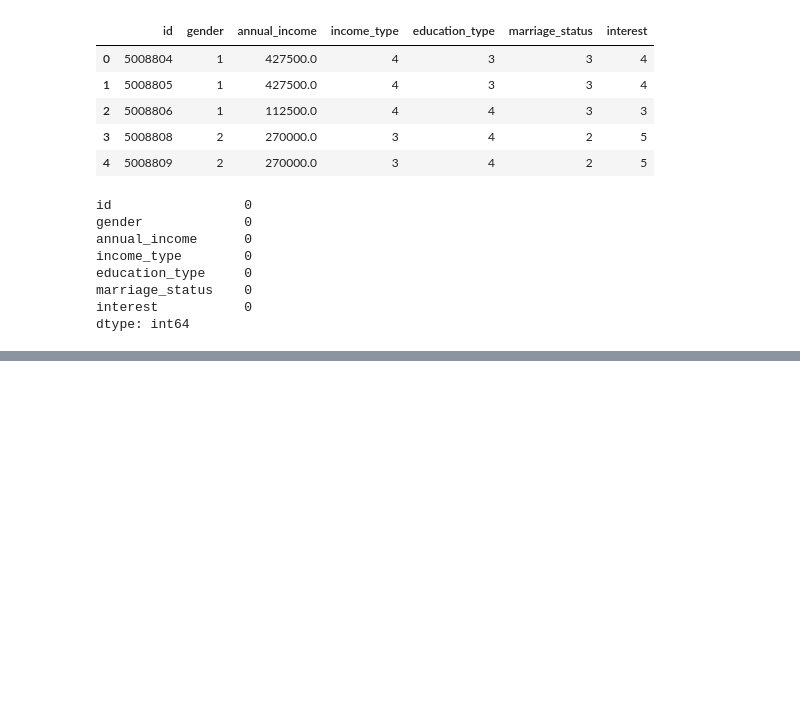
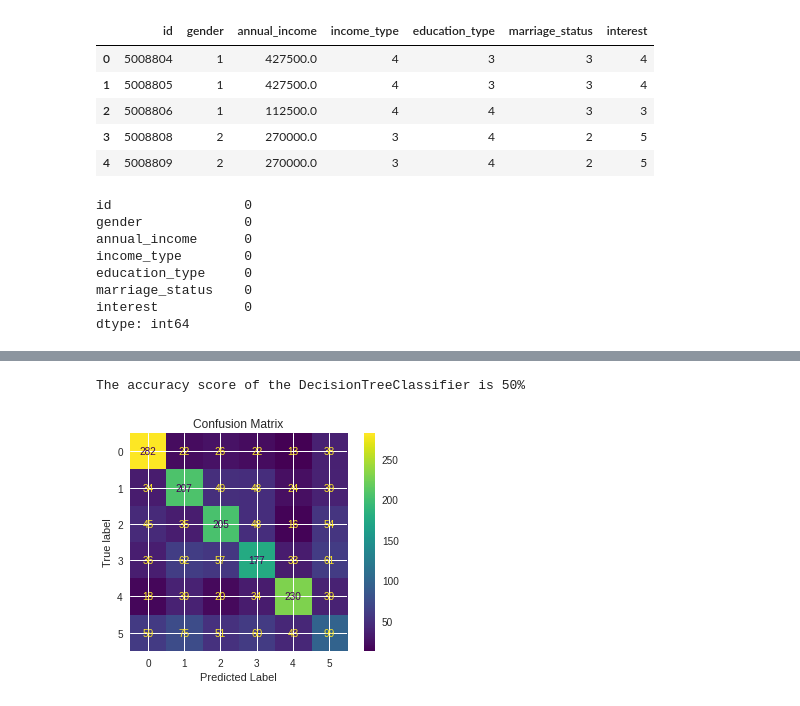
Before and after one commit to drizedunn/Food-Preference, a Jupyter notebook: mlquote.ipynb, the cells around one changed output, grey strips where cells are left out. Saved outputs shown, nothing was run; the diff lists cells and outputs as text; code cells hidden in the pictures; blank space fills up the shorter version.

```diff
--- a/mlquote.ipynb
+++ b/mlquote.ipynb
@@ -377,0 +435,5 @@ dtype: int64
+# %%
+evaluate(dt)
+# %% [output]
+The accuracy score of the DecisionTreeClassifier is 50%
+[figure, added]
```
Also changed, not shown: parts of 13 cells of this notebook.
